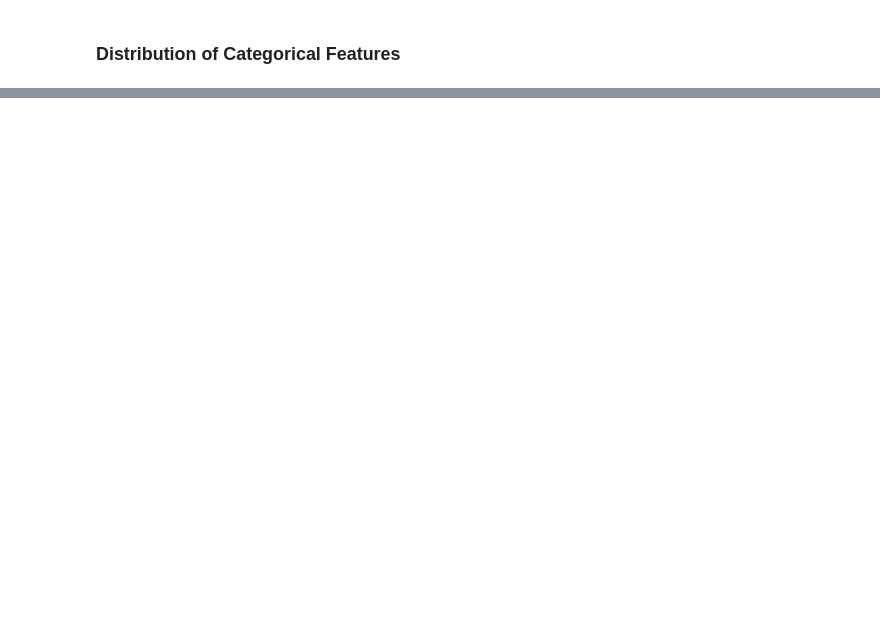
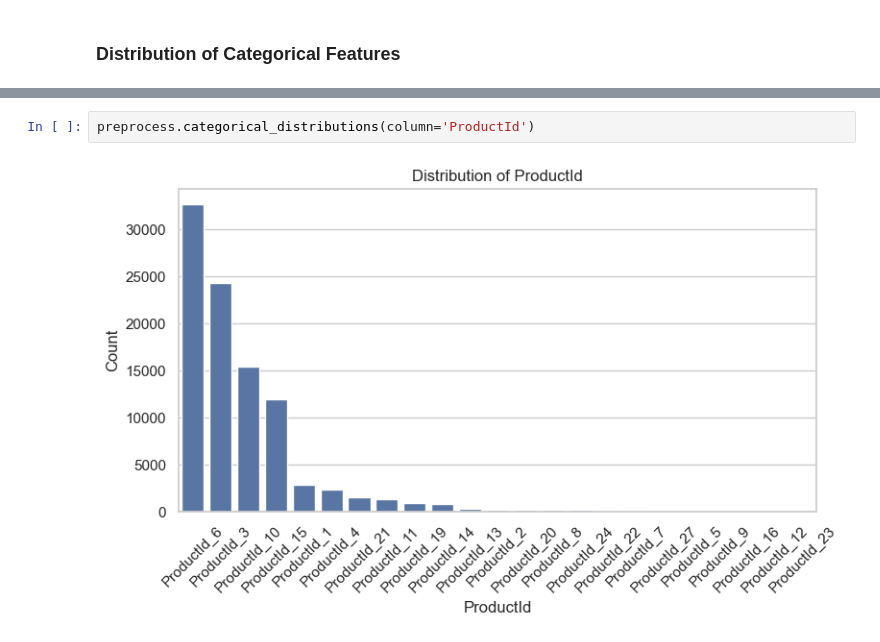
Before and after one commit to mubarek4566/credit-risk-model, a Jupyter notebook: notebooks/eda.ipynb, the cells around one changed output, grey strips where cells are left out. Saved outputs shown, nothing was run; the diff lists cells and outputs as text; blank space fills up the shorter version.

```diff
--- a/notebooks/eda.ipynb
+++ b/notebooks/eda.ipynb
@@ -178,0 +208,4 @@ preprocess.categorical_distributions()
+# %%
+preprocess.categorical_distributions(column='ProductId')
+# %% [output]
+[figure, added]
```
Also changed, not shown: parts of 17 cells of this notebook, 1 other file.
